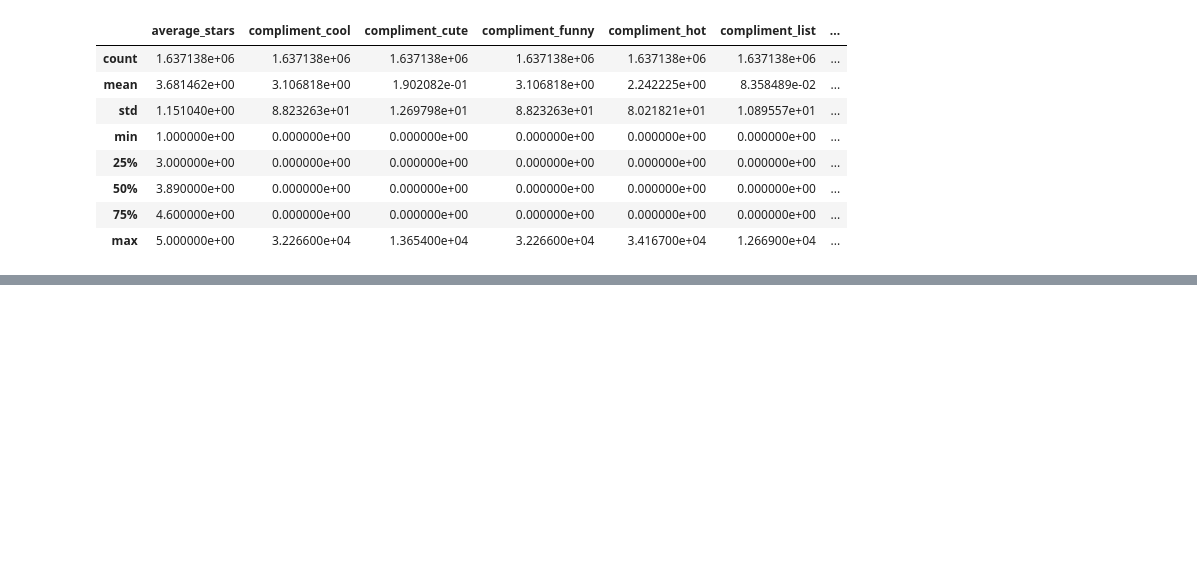
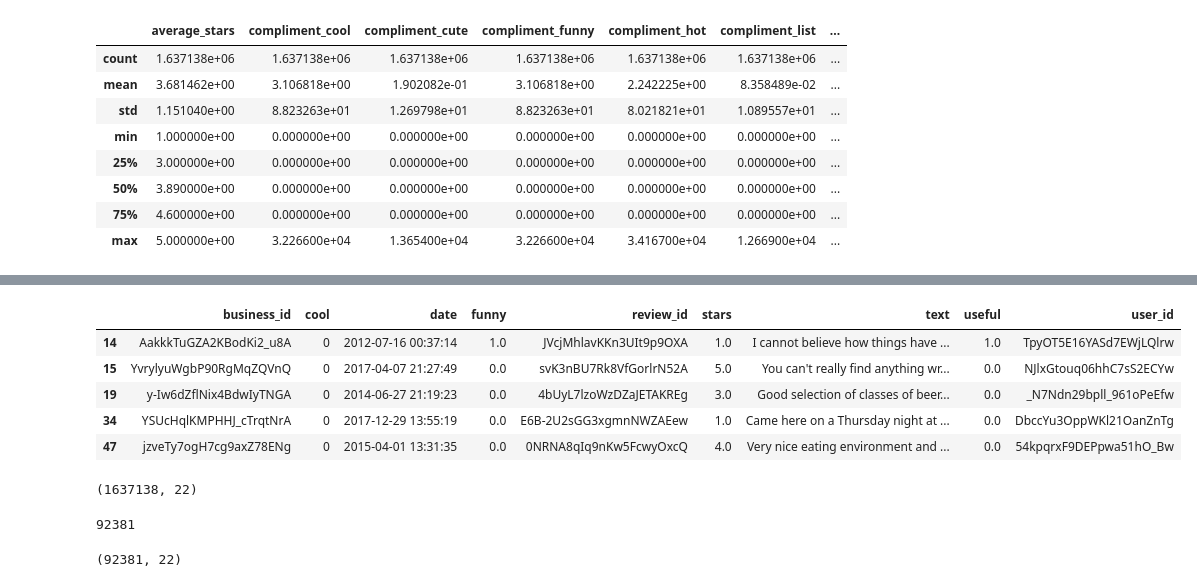
Before and after one commit to Ivanclj/Yelp-Recommender, a Jupyter notebook: User Data Cleaning.ipynb, the cells around one changed output, grey strips where cells are left out. Saved outputs shown, nothing was run; the diff lists cells and outputs as text; code cells hidden in the pictures; blank space fills up the shorter version.

```diff
--- a/User Data Cleaning.ipynb
+++ b/User Data Cleaning.ipynb
@@ -45,0 +61,17 @@ user_df.to_csv('/Users/ivanchen/Desktop/MSIA/Courses/Blog/git/Yelp-Recommender/u
+# %%
+data_review.head()
+# %% [output]
+|  | business_id | cool | date | funny | review_id | stars | text | useful | user_id |
+| 14 | AakkkTuGZA2KBodKi2_u8A | 0 | 2012-07-16 00:37:14 | 1.0 | JVcjMhlavKKn3UIt9p9OXA | 1.0 | I cannot believe how things have ... | 1.0 | TpyOT5E16YASd7EWjLQlrw |
+| 15 | YvrylyuWgbP90RgMqZQVnQ | 0 | 2017-04-07 21:27:49 | 0.0 | svK3nBU7Rk8VfGorlrN52A | 5.0 | You can't really find anything wr... | 0.0 | NJlxGtouq06hhC7sS2ECYw |
+| 19 | y-Iw6dZflNix4BdwIyTNGA | 0 | 2014-06-27 21:19:23 | 0.0 | 4bUyL7lzoWzDZaJETAKREg | 3.0 | Good selection of classes of beer... | 0.0 | _N7Ndn29bpll_961oPeEfw |
+| 34 | YSUcHqlKMPHHJ_cTrqtNrA | 0 | 2017-12-29 13:55:19 | 0.0 | E6B-2U2sGG3xgmnNWZAEew | 1.0 | Came here on a Thursday night at ... | 0.0 | DbccYu3OppWKl21OanZnTg |
+| 47 | jzveTy7ogH7cg9axZ78ENg | 0 | 2015-04-01 13:31:35 | 0.0 | 0NRNA8qIq9nKw5FcwyOxcQ | 4.0 | Very nice eating environment and ... | 0.0 | 54kpqrxF9DEPpwa51hO_Bw |
+# %%
+data_user.shape
+# %% [output]
+(1637138, 22)
+# %%
+len(data_review.user_id.unique())
+# %% [output]
+92381
@@ -45,0 +81,5 @@ user_df.to_csv('/Users/ivanchen/Desktop/MSIA/Courses/Blog/git/Yelp-Recommender/u
+# %%
+user_df = data_user.iloc[user_idx,:]
+user_df.shape
+# %% [output]
+(92381, 22)
```
Also changed, not shown: parts of 15 cells of this notebook, 3 other files.
